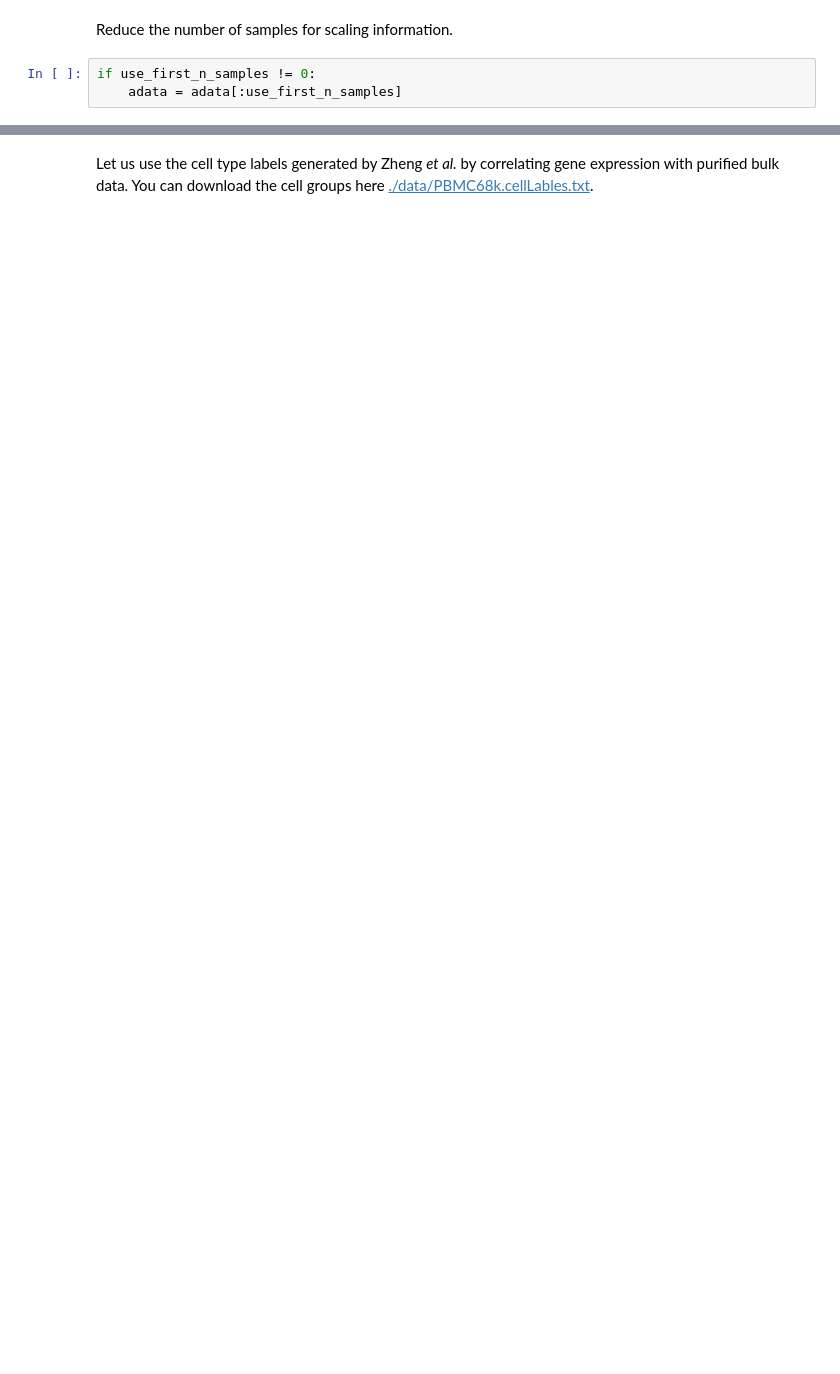
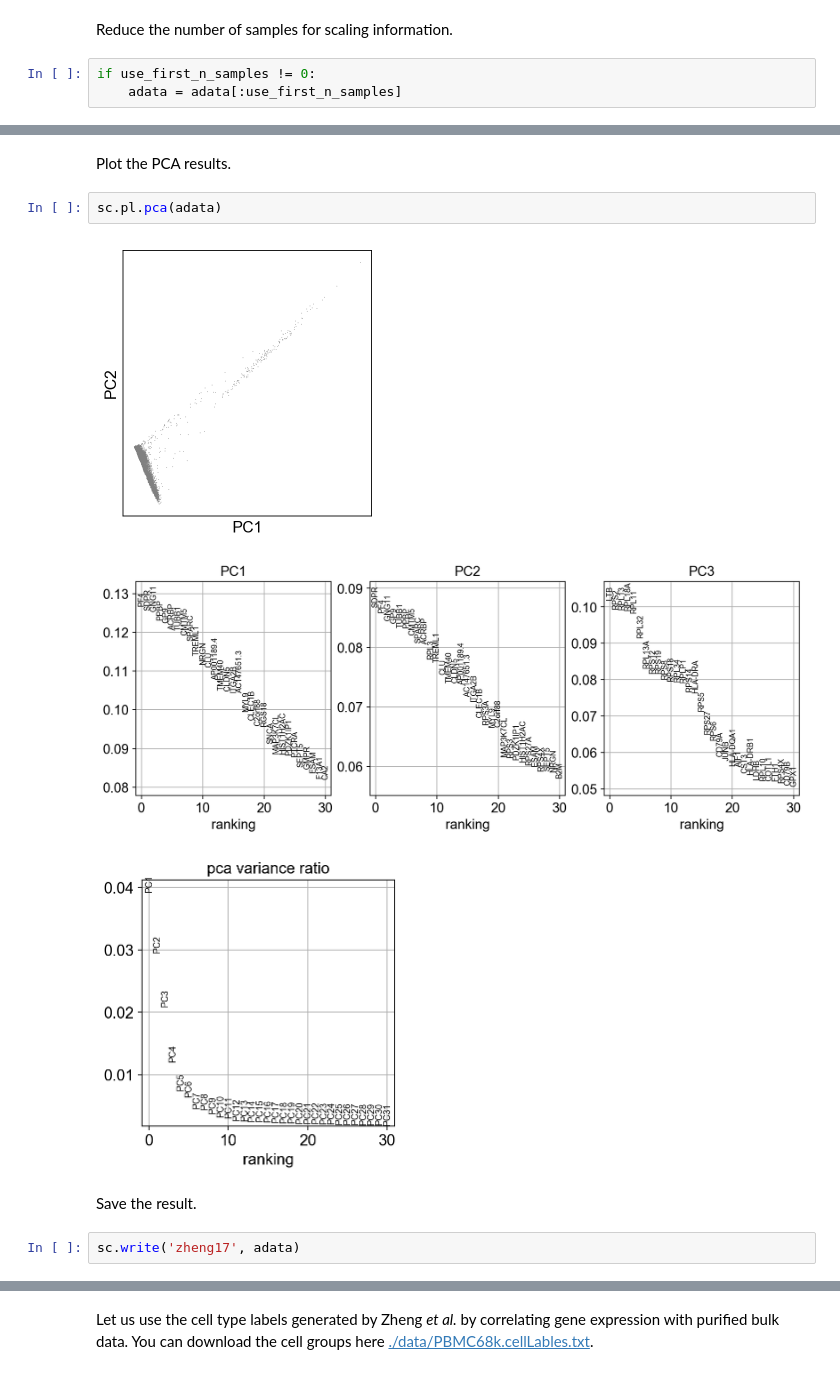
Before and after one commit to scverse/scanpy_usage, a Jupyter notebook: 170503_zheng17/zheng17_pbmc68k_cellranger_Py.ipynb, the cells around one changed output, grey strips where cells are left out. Cells and saved outputs as stored; diff of their text form; blank space fills up the shorter version.

```diff
--- a/170503_zheng17/zheng17_pbmc68k_cellranger_Py.ipynb
+++ b/170503_zheng17/zheng17_pbmc68k_cellranger_Py.ipynb
@@ -84,0 +106,12 @@ Wall time: 2.72 s
+# %% [markdown]
+Plot the PCA results.
+# %%
+sc.pl.pca(adata)
+# %% [output]
+[figure, added]
+[figure, added]
+[figure, added]
+# %% [markdown]
+Save the result.
+# %%
+sc.write('zheng17', adata)
```
Also changed, not shown: parts of 77 cells of this notebook, 17 other files.
